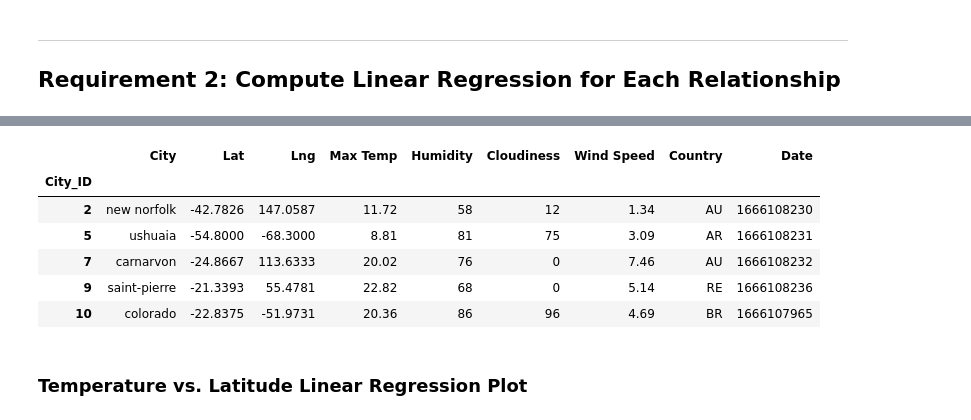
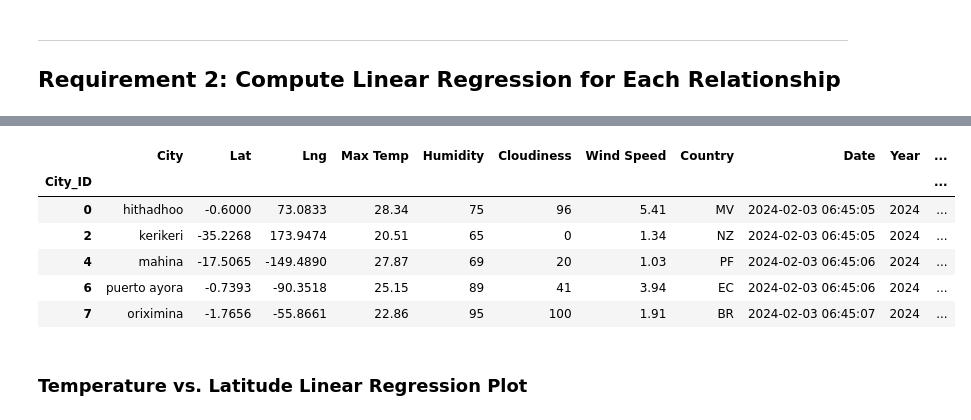
Before and after one commit to d6kramer/python-api-challenge, a Jupyter notebook: WeatherPy/WeatherPy_Working.ipynb, the cells around one changed output, grey strips where cells are left out. Saved outputs shown, nothing was run; the diff lists cells and outputs as text; code cells hidden in the pictures.

```diff
--- a/WeatherPy/WeatherPy_Working.ipynb
+++ b/WeatherPy/WeatherPy_Working.ipynb
@@ -190,0 +194,29 @@ plt.show()
+# %%
+# Build scatter plot for latitude vs. temperature
+x_label = city_data_df["Lat"]
+y_label = city_data_df["Max Temp"]
+plt.scatter(x_label, y_label, edgecolors='black')
+
+# Incorporate the other graph properties
+plt.xlabel("Latitude")
+plt.ylabel("Max Temperature (C)")
+
+# Code here is utilized from Xpert Learning Assistant research to make date information easily
+# digestible for average reader (year-month-day date format)
+city_data_df["Date"] = pd.to_datetime(city_data_df["Date"], unit='s')
+city_data_df['Year'] = city_data_df['Date'].dt.year
+city_data_df['Month'] = city_data_df['Date'].dt.month
+city_data_df['Day'] = city_data_df['Date'].dt.day
+city_data_df['Formatted_Date'] = city_data_df['Date'].dt.strftime('%Y-%m-%d')
+date = city_data_df["Formatted_Date"][0]
+plt.title(f'City Latitude vs. Max Temperature ({date})')
+#This
+from importlib import reload
+reload(plt)
+plt.grid()
+
+# Save the figure
+plt.savefig("output_data/Fig1.png")
+
+# Show plot
+plt.show()
@@ -260,16 +314,16 @@ northern_hemi_df.head()
 # %%
 # Create a DataFrame with the Southern Hemisphere data (Latitude < 0)
-# YOUR CODE HERE
+southern_hemi_df = city_data_df.loc[city_data_df["Lat"] < 0]
 
 # Display sample data
 southern_hemi_df.head()
 # %% [output]
-|  | City | Lat | Lng | Max Temp | Humidity | Cloudiness | Wind Speed | Country | Date |
-| City_ID |  |  |  |  |  |  |  |  |  |
-| 2 | new norfolk | -42.7826 | 147.0587 | 11.72 | 58 | 12 | 1.34 | AU | 1666108230 |
-| 5 | ushuaia | -54.8000 | -68.3000 | 8.81 | 81 | 75 | 3.09 | AR | 1666108231 |
-| 7 | carnarvon | -24.8667 | 113.6333 | 20.02 | 76 | 0 | 7.46 | AU | 1666108232 |
-| 9 | saint-pierre | -21.3393 | 55.4781 | 22.82 | 68 | 0 | 5.14 | RE | 1666108236 |
-| 10 | colorado | -22.8375 | -51.9731 | 20.36 | 86 | 96 | 4.69 | BR | 1666107965 |
+|  | City | Lat | Lng | Max Temp | Humidity | Cloudiness | Wind Speed | Country | Date | Year | ... |
+| City_ID |  |  |  |  |  |  |  |  |  |  | ... |
+| 0 | hithadhoo | -0.6000 | 73.0833 | 28.34 | 75 | 96 | 5.41 | MV | 2024-02-03 06:45:05 | 2024 | ... |
+| 2 | kerikeri | -35.2268 | 173.9474 | 20.51 | 65 | 0 | 1.34 | NZ | 2024-02-03 06:45:05 | 2024 | ... |
+| 4 | mahina | -17.5065 | -149.4890 | 27.87 | 69 | 20 | 1.03 | PF | 2024-02-03 06:45:06 | 2024 | ... |
+| 6 | puerto ayora | -0.7393 | -90.3518 | 25.15 | 89 | 41 | 3.94 | EC | 2024-02-03 06:45:06 | 2024 | ... |
+| 7 | oriximina | -1.7656 | -55.8661 | 22.86 | 95 | 100 | 1.91 | BR | 2024-02-03 06:45:07 | 2024 | ... |
 # %% [markdown]
 ###  Temperature vs. Latitude Linear Regression Plot
```
Also changed, not shown: parts of 29 cells of this notebook, 6 other files.
